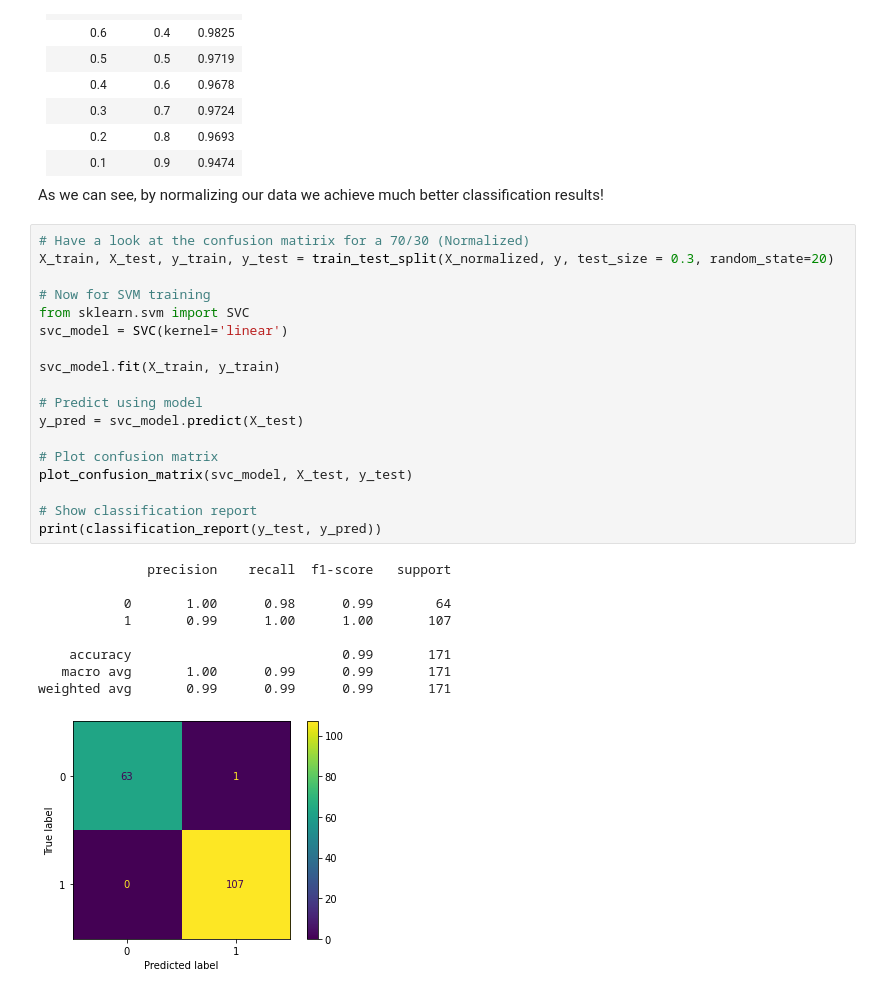
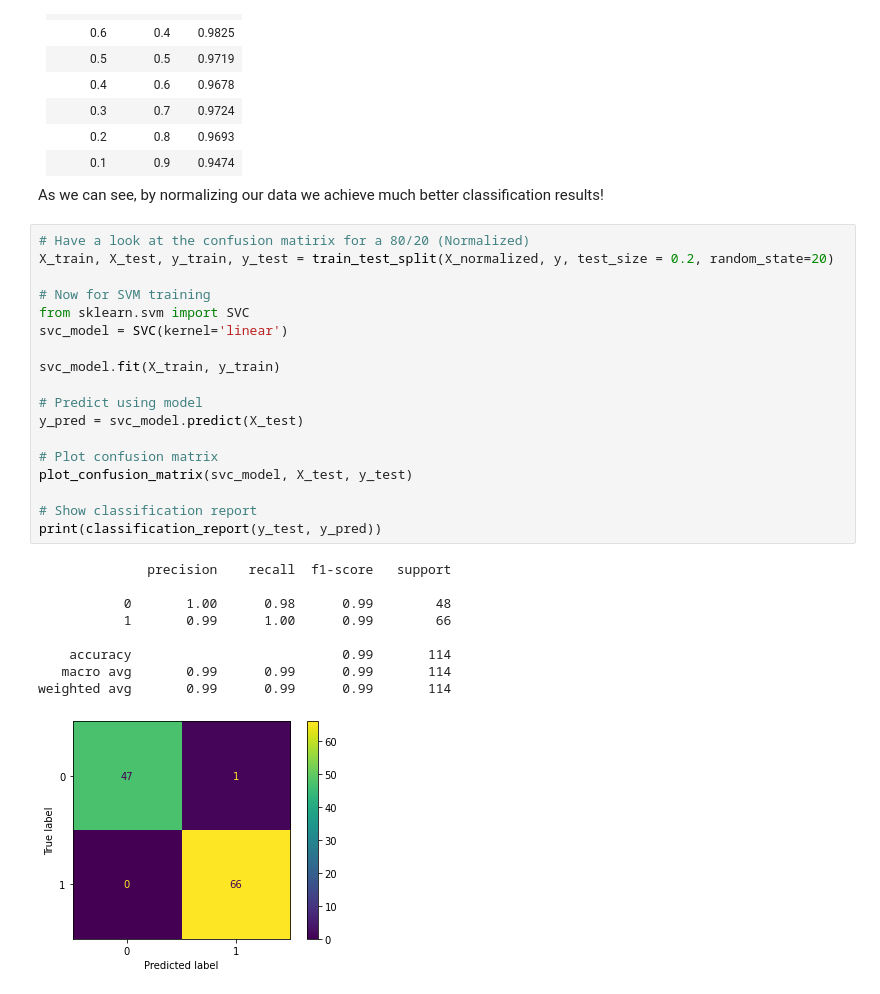
Before and after one commit to evyip18/breast_cancer_classification_project, a Jupyter notebook: ML Project.ipynb, the cells around one changed output. Drawn from its saved outputs; the diff is of its cells as text.

```diff
--- a/ML Project.ipynb
+++ b/ML Project.ipynb
@@ -241,30 +226,30 @@ SVM Results (Normalized):  [(0.9, 0.1, 0.9825), (0.8, 0.2, 0.9912), (0.7, 0.3, 0
 
 As we can see, by normalizing our data we achieve much better classification results!
 # %%
-# Have a look at the confusion matirix for a 70/30 (Normalized)
-X_train, X_test, y_train, y_test = train_test_split(X_normalized, y, test_size = 0.3, random_state=20)
+# Have a look at the confusion matirix for a 80/20 (Normalized)
+X_train, X_test, y_train, y_test = train_test_split(X_normalized, y, test_size = 0.2, random_state=20)
 
 # Now for SVM training
 from sklearn.svm import SVC
 svc_model = SVC(kernel='linear')
 
 svc_model.fit(X_train, y_train)
 
 # Predict using model
 y_pred = svc_model.predict(X_test)
 
 # Plot confusion matrix
 plot_confusion_matrix(svc_model, X_test, y_test)
 
 # Show classification report
 print(classification_report(y_test, y_pred))
 # %% [output]
               precision    recall  f1-score   support
 
-           0       1.00      0.98      0.99        64
-           1       0.99      1.00      1.00       107
+           0       1.00      0.98      0.99        48
+           1       0.99      1.00      0.99        66
 
-    accuracy                           0.99       171
-   macro avg       1.00      0.99      0.99       171
-weighted avg       0.99      0.99      0.99       171
+    accuracy                           0.99       114
+   macro avg       0.99      0.99      0.99       114
+weighted avg       0.99      0.99      0.99       114
-[figure, old version]
+[figure, new version]
```
Also changed, not shown: parts of 10 cells of this notebook.
